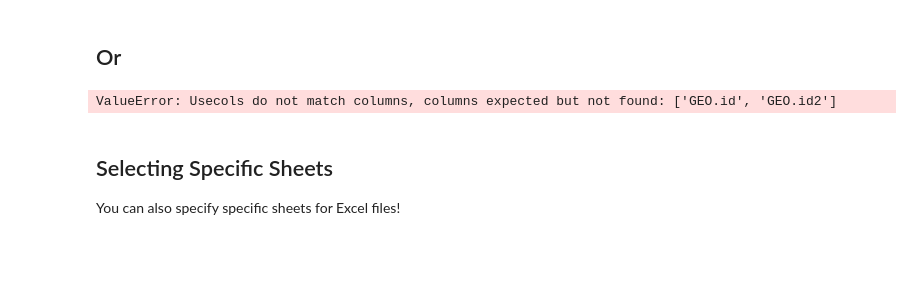
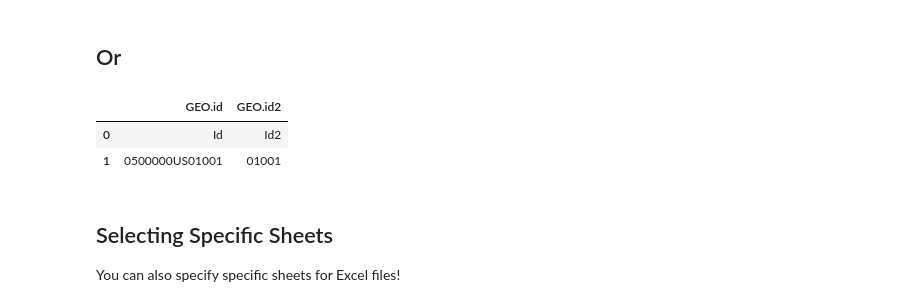
Before and after one commit to georgehaws/dsc-importing-data-using-pandas-dc-ds-071519, a Jupyter notebook: index.ipynb, the cells around one changed output. Saved outputs shown, nothing was run; the diff lists cells and outputs as text; code cells hidden in the pictures; blank space fills up the shorter version.

```diff
--- a/index.ipynb
+++ b/index.ipynb
@@ -144,10 +144,12 @@ df.head(5)
 # %% [markdown]
 ## Or
 # %%
-df = pd.read_csv('Data/ACS_16_5YR_B24011_with_ann.csv', header, usecols=['GEO.id', 'GEO.id2'], encoding='latin-1')
+df = pd.read_csv('Data/ACS_16_5YR_B24011_with_ann.csv', usecols=['GEO.id', 'GEO.id2'], encoding='latin-1')
 df.head(2)
 # %% [output]
-ValueError: Usecols do not match columns, columns expected but not found: ['GEO.id', 'GEO.id2']
+|  | GEO.id | GEO.id2 |
+| 0 | Id | Id2 |
+| 1 | 0500000US01001 | 01001 |
 # %% [markdown]
 ## Selecting Specific Sheets
 You can also specify specific sheets for Excel files!
```
